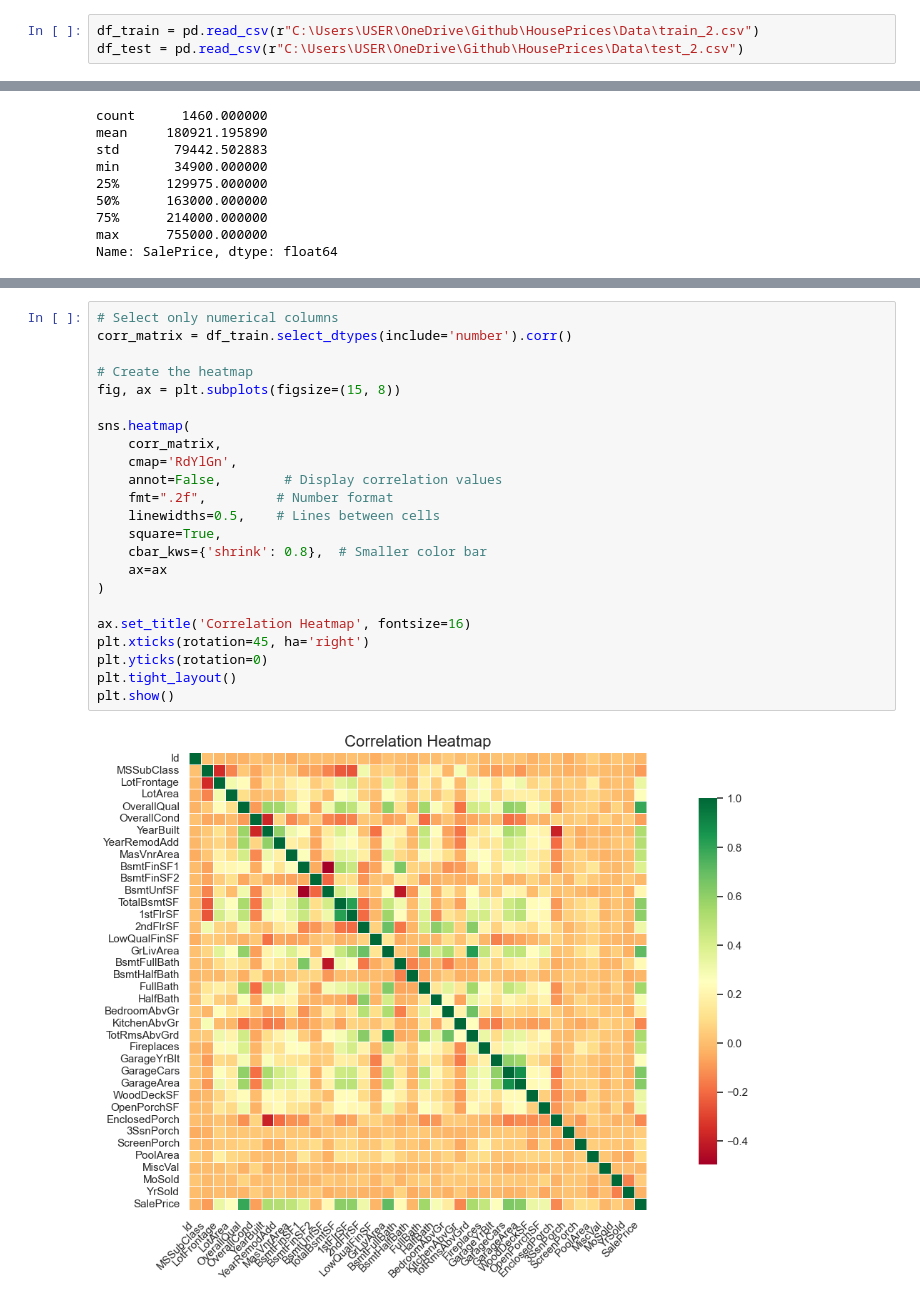
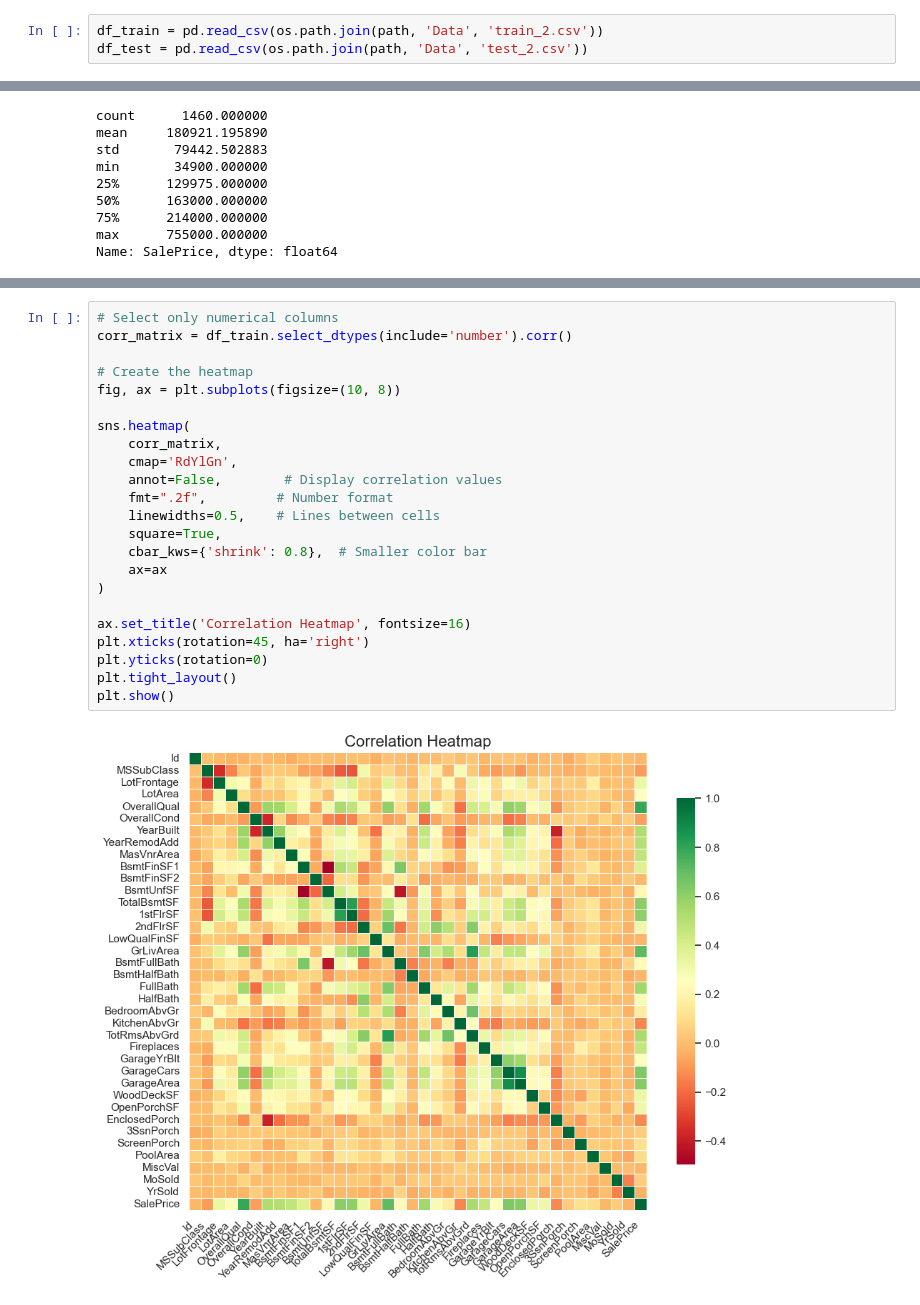
Before and after one commit to jaairomacedo/HousePrices, a Jupyter notebook: Coding/Code_2 -.ipynb, the cells around one changed output, grey strips where cells are left out. Saved outputs shown, nothing was run; the diff lists cells and outputs as text.

```diff
--- a/Coding/Code_2 -.ipynb
+++ b/Coding/Code_2 -.ipynb
@@ -61,7 +81,7 @@ from sklearn.metrics import r2_score                   # R-squared (goodness-of-
 # Setting the global random seed for reproducibility
 np.random.seed(42)
 # %%
-df_train = pd.read_csv(r"C:\Users\USER\OneDrive\Github\HousePrices\Data\train_2.csv")
-df_test = pd.read_csv(r"C:\Users\USER\OneDrive\Github\HousePrices\Data\test_2.csv")
+df_train = pd.read_csv(os.path.join(path, 'Data', 'train_2.csv'))
+df_test = pd.read_csv(os.path.join(path, 'Data', 'test_2.csv'))
 # %% [markdown]
 # Exploratory
@@ -176,25 +166,25 @@ plt.show()
 # %%
 # Select only numerical columns
 corr_matrix = df_train.select_dtypes(include='number').corr()
 
 # Create the heatmap
-fig, ax = plt.subplots(figsize=(15, 8))
+fig, ax = plt.subplots(figsize=(10, 8))
 
 sns.heatmap(
     corr_matrix,
     cmap='RdYlGn',
     annot=False,        # Display correlation values
     fmt=".2f",         # Number format
     linewidths=0.5,    # Lines between cells
     square=True,
     cbar_kws={'shrink': 0.8},  # Smaller color bar
     ax=ax
 )
 
 ax.set_title('Correlation Heatmap', fontsize=16)
 plt.xticks(rotation=45, ha='right')
 plt.yticks(rotation=0)
 plt.tight_layout()
 plt.show()
 # %% [output]
-[figure, old version]
+[figure, new version]
```
Also changed, not shown: parts of 7 cells of this notebook, 5 other files.
